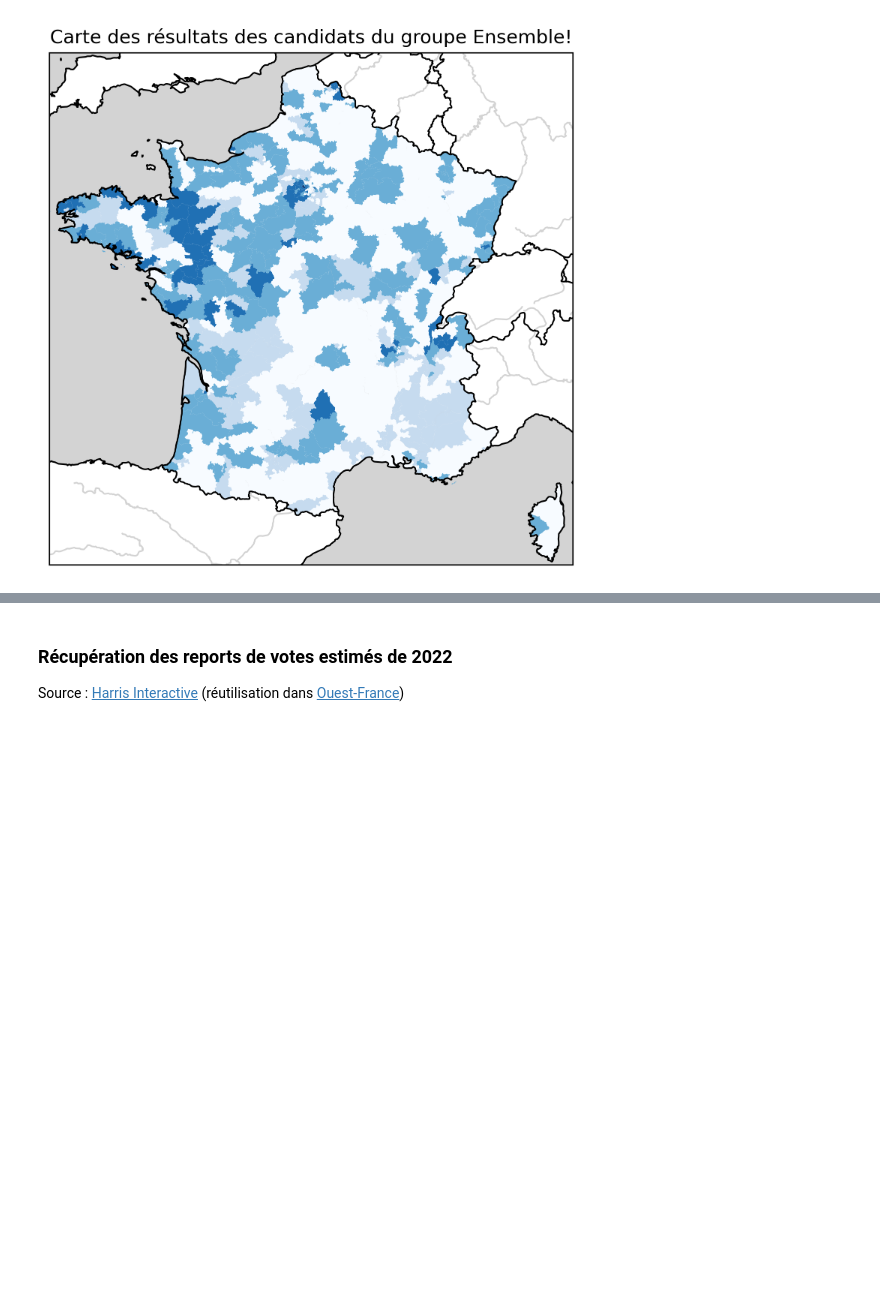
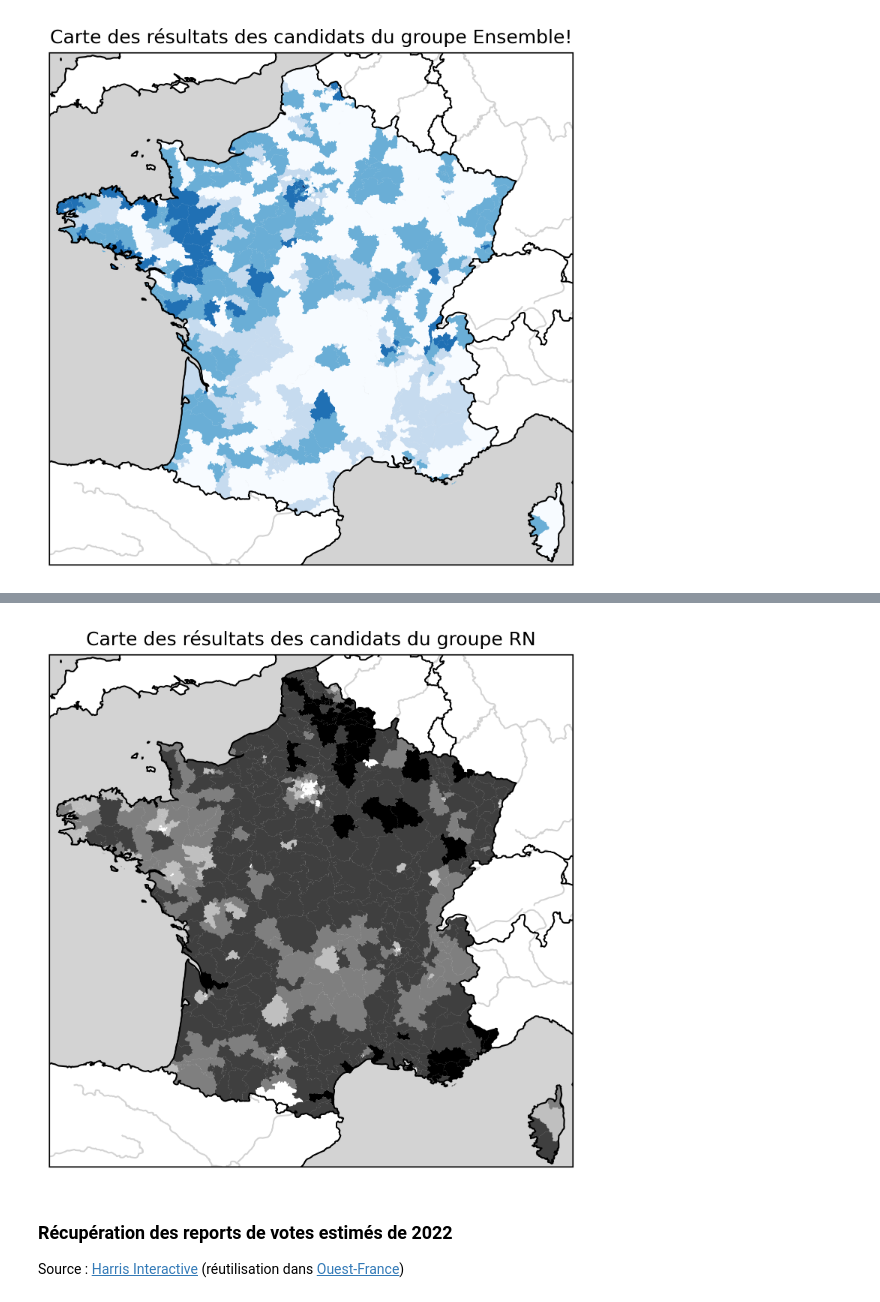
Before and after one commit to amounier/datan, a Jupyter notebook: Reports.ipynb, the cells around one changed output, grey strips where cells are left out. Drawn from its saved outputs; the diff is of its cells as text; code cells hidden in the pictures; blank space fills up the shorter version.

```diff
--- a/Reports.ipynb
+++ b/Reports.ipynb
@@ -251,3 +272,15 @@ plt.show()
+# %%
+cmap = plt.colormaps.get_cmap('gray_r')
+circonscriptions_geom['color'] = [cmap(position_rn_dict.get(circo)/4) for circo in circonscriptions_geom.id_circo]
+# %%
+# carte des positions des listes RN
+fig,ax  = draw_blank_map()
+circonscriptions_geom.plot(color=circonscriptions_geom.color, ax=ax)
+ax.set_title('Carte des résultats des candidats du groupe RN')
+plt.savefig(os.path.join(save_path, 'carte_positions_RN.png'), bbox_inches='tight')
+plt.show()
+# %% [output]
+[figure, added]
 # %% [markdown]
 ### Récupération des reports de votes estimés de 2022
 Source : [Harris Interactive](https://harris-interactive.fr/wp-content/uploads/sites/6/2022/06/Harris-x-Toluna-pour-M6-et-RTL-Jour-du-vote-au-2nd-tour-des-elections-legislatives-2022.pdf) (réutilisation dans [Ouest-France](https://www.ouest-france.fr/elections/legislatives/legislatives-2022-nupes-rn-ensemble-comment-s-est-effectue-le-report-des-voix-au-second-tour-47e09e78-f09b-11ec-a1f9-96fad4cda185))
```
Also changed, not shown: parts of 12 cells of this notebook, 1 other file.
